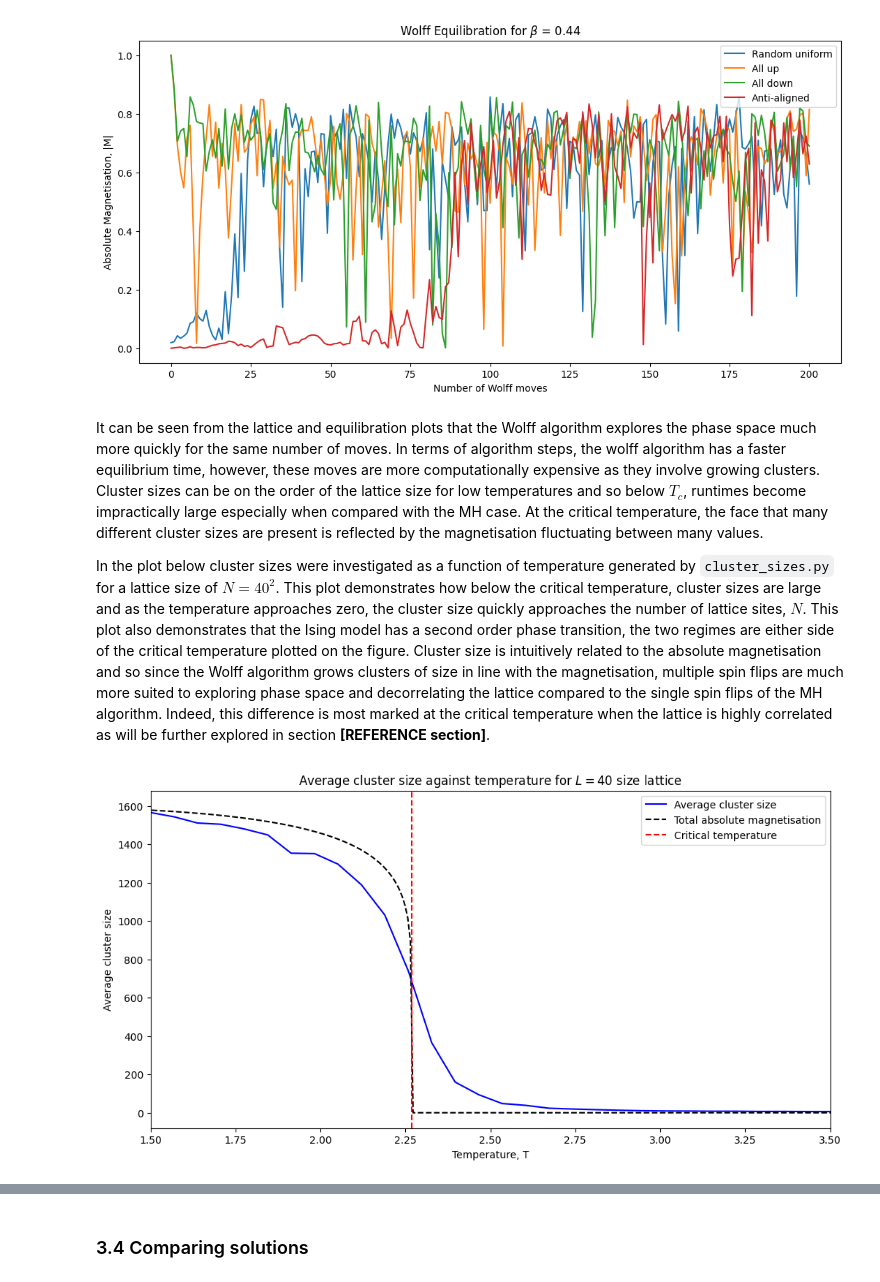
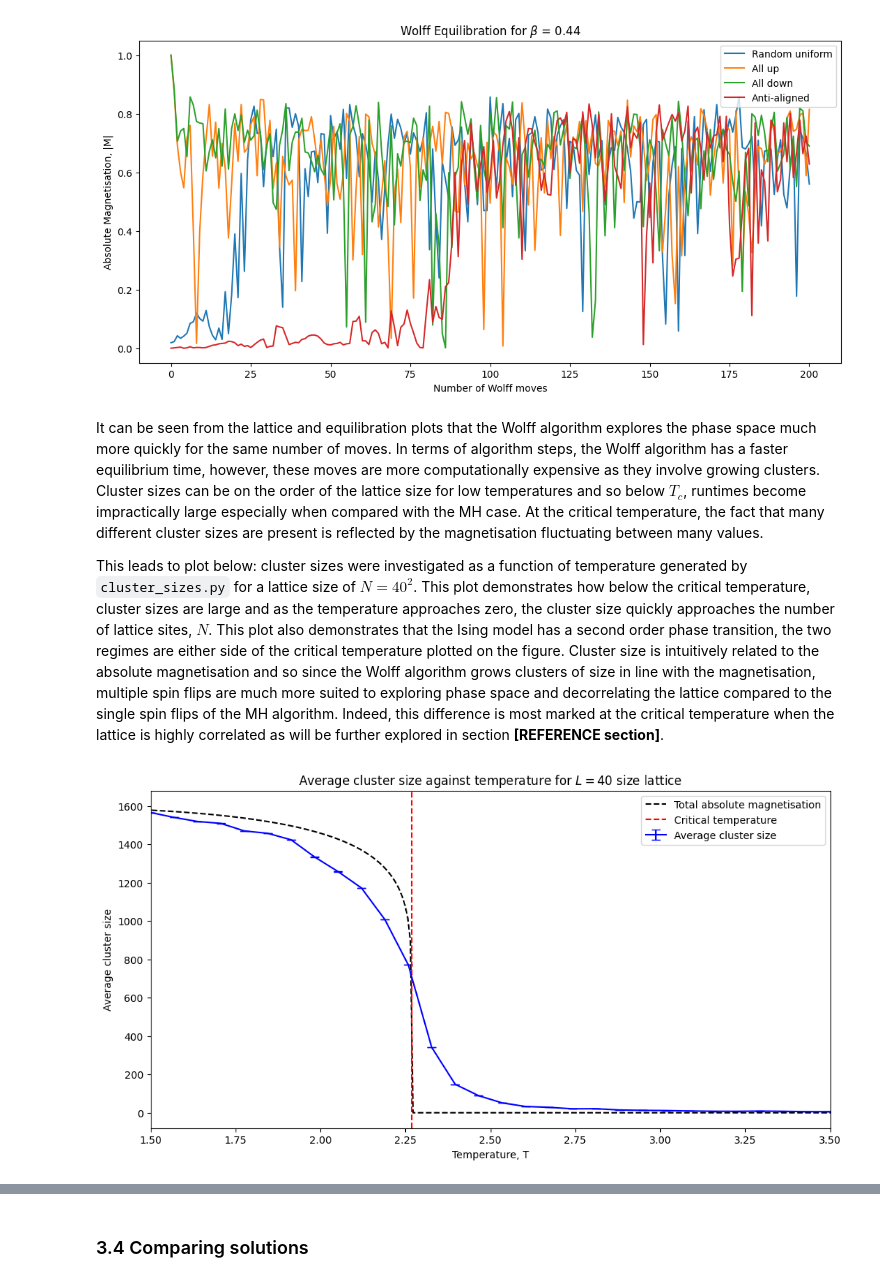
Before and after one commit to tdeng455/Part-II-Computational-Physics-Project, a Jupyter notebook: workbook.ipynb, the cells around one changed output, grey strips where cells are left out. Saved outputs shown, nothing was run; the diff lists cells and outputs as text; code cells hidden in the pictures.

```diff
--- a/workbook.ipynb
+++ b/workbook.ipynb
@@ -418,22 +423,22 @@ plt.show()
 # %% [output]
 [figure]
 # %% [markdown]
-It can be seen from the lattice and equilibration plots that the Wolff algorithm explores the phase space much more quickly for the same number of moves. In terms of algorithm steps, the wolff algorithm has a faster equilibrium time, however, these moves are more computationally expensive as they involve growing clusters. Cluster sizes can be on the order of the lattice size for low temperatures and so below $T_c$, runtimes become impractically large especially when compared with the MH case. At the critical temperature, the face that many different cluster sizes are present is reflected by the magnetisation fluctuating between many values.
+It can be seen from the lattice and equilibration plots that the Wolff algorithm explores the phase space much more quickly for the same number of moves. In terms of algorithm steps, the Wolff algorithm has a faster equilibrium time, however, these moves are more computationally expensive as they involve growing clusters. Cluster sizes can be on the order of the lattice size for low temperatures and so below $T_c$, runtimes become impractically large especially when compared with the MH case. At the critical temperature, the fact that many different cluster sizes are present is reflected by the magnetisation fluctuating between many values.
 
-In the plot below cluster sizes were investigated as a function of temperature generated by `cluster_sizes.py` for a lattice size of $N = 40^2$. This plot demonstrates how below the critical temperature, cluster sizes are large and as the temperature approaches zero, the cluster size quickly approaches the number of lattice sites, $N$. This plot also demonstrates that the Ising model has a second order phase transition, the two regimes are either side of the critical temperature plotted on the figure. Cluster size is intuitively related to the absolute magnetisation and so since the Wolff algorithm grows clusters of size in line with the magnetisation, multiple spin flips are much more suited to exploring phase space and decorrelating the lattice compared to the single spin flips of the MH algorithm. Indeed, this difference is most marked at the critical temperature when the lattice is highly correlated as will be further explored in section **[REFERENCE section]**.
+This leads to plot below: cluster sizes were investigated as a function of temperature generated by `cluster_sizes.py` for a lattice size of $N = 40^2$. This plot demonstrates how below the critical temperature, cluster sizes are large and as the temperature approaches zero, the cluster size quickly approaches the number of lattice sites, $N$. This plot also demonstrates that the Ising model has a second order phase transition, the two regimes are either side of the critical temperature plotted on the figure. Cluster size is intuitively related to the absolute magnetisation and so since the Wolff algorithm grows clusters of size in line with the magnetisation, multiple spin flips are much more suited to exploring phase space and decorrelating the lattice compared to the single spin flips of the MH algorithm. Indeed, this difference is most marked at the critical temperature when the lattice is highly correlated as will be further explored in section **[REFERENCE section]**.
 # %%
-cluster_data = np.load('cluster_sizes_data.npy')
+cluster_data = np.load('cluster_sizes_data_2.npy', allow_pickle=True)
 an_data = np.load('analytical_onsager_data_temp.npy')
 
 fig = plt.figure(figsize=(12,6))
-plt.plot(cluster_data[0], cluster_data[1], label='Average cluster size', color='b')
+plt.errorbar(cluster_data[0], cluster_data[1], yerr=cluster_data[2], label='Average cluster size', color='b', capsize=4)
 plt.plot(an_data[0], 1600*an_data[1], label='Total absolute magnetisation', color='black', linestyle='--')
 plt.axvline(x=2/(np.log(1+np.sqrt(2))), color='r', linestyle='--', label='Critical temperature')
 plt.xlim(1.5,3.5)
 plt.legend()
 plt.title(r'Average cluster size against temperature for $L = 40$ size lattice')
 plt.xlabel("Temperature, T")
 plt.ylabel("Average cluster size")
 plt.show()
 # %% [output]
-[figure, old version]
+[figure, new version]
```
Also changed, not shown: parts of 17 cells of this notebook.
